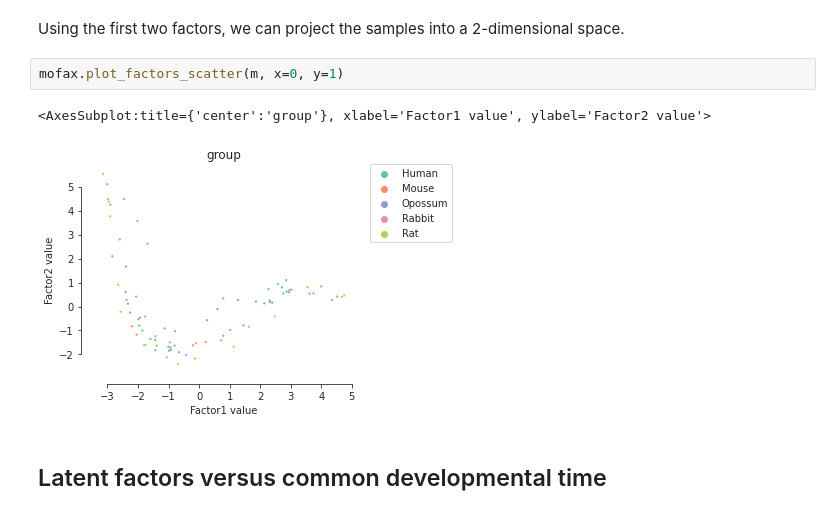
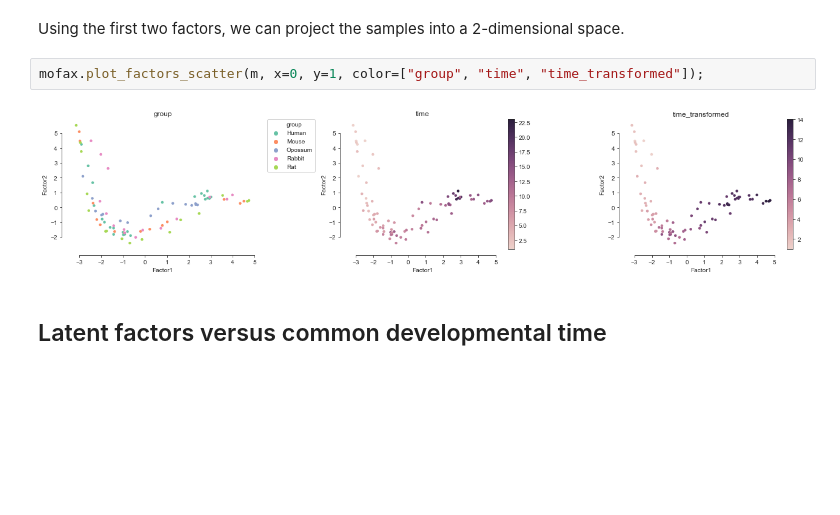
Before and after one commit to bioFAM/MEFISTO_tutorials, a Jupyter notebook: MEFISTO_evodevo.ipynb, the cells around one changed output. Saved outputs shown, nothing was run; the diff lists cells and outputs as text; blank space fills up the shorter version.

Commit message:
Update MEFISTO EvoDevo notebook to use the latest mofax

```diff
--- a/MEFISTO_evodevo.ipynb
+++ b/MEFISTO_evodevo.ipynb
@@ -146,10 +161,9 @@ mofax.plot_r2(m, cmap="Blues")
 # %% [markdown]
 Using the first two factors, we can project the samples into a 2-dimensional space.
 # %%
-mofax.plot_factors_scatter(m, x=0, y=1)
+mofax.plot_factors_scatter(m, x=0, y=1, color=["group", "time", "time_transformed"]);
 # %% [output]
-<AxesSubplot:title={'center':'group'}, xlabel='Factor1 value', ylabel='Factor2 value'>
-[figure, old version]
+[figure, new version]
 # %% [markdown]
 ## Latent factors versus common developmental time
 # %% [markdown]
```
Also changed, not shown: parts of 34 cells of this notebook.
